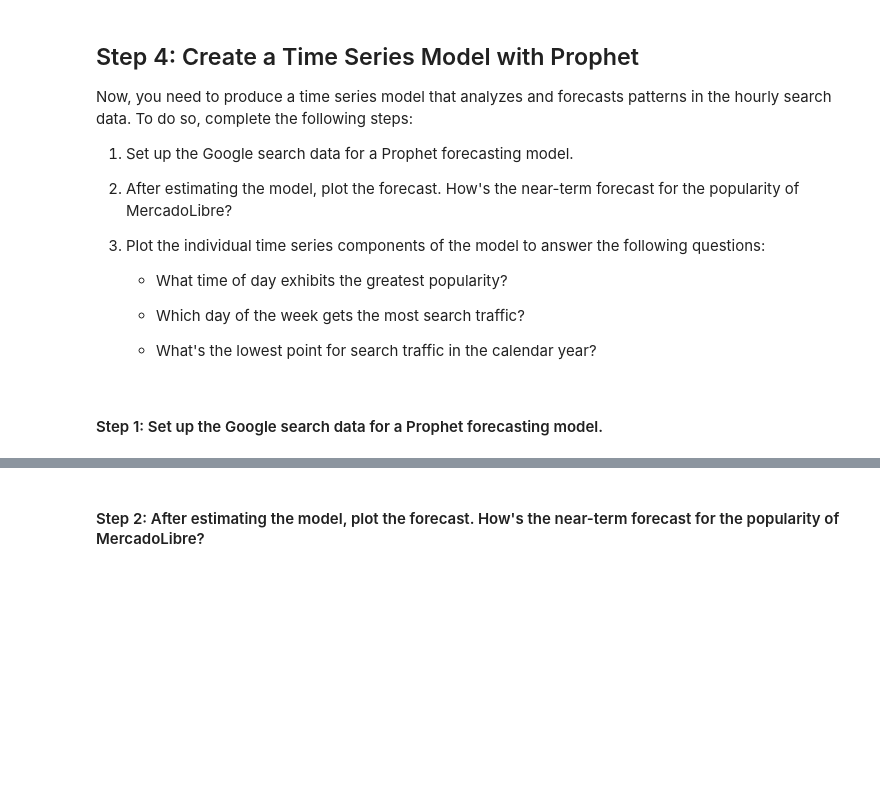
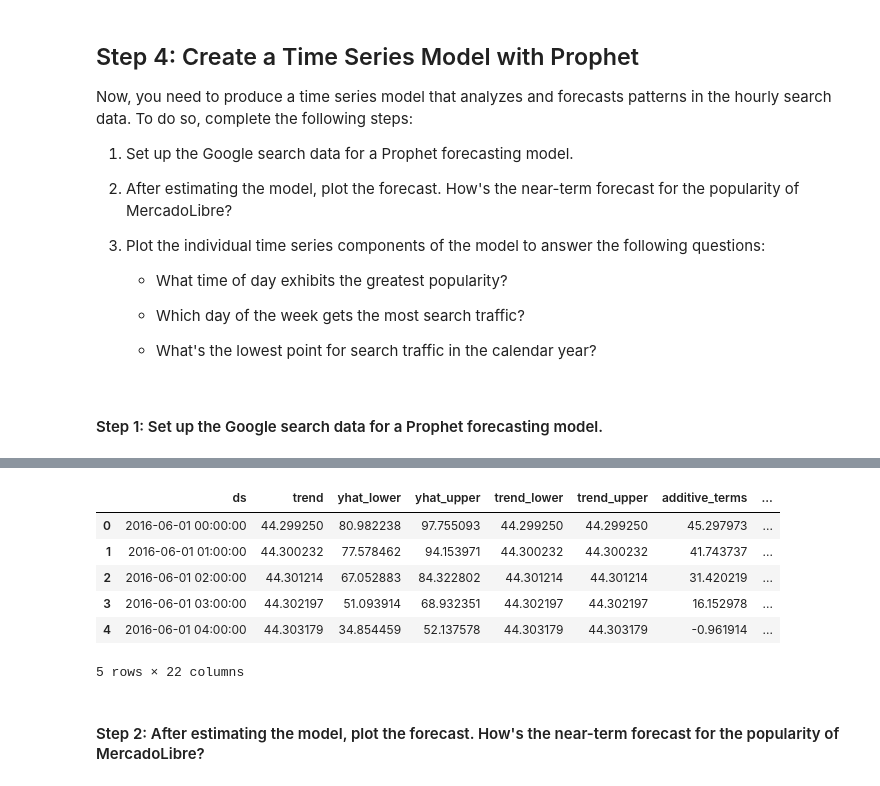
Before and after one commit to anuraggargLTI/module_11_challenge, a Jupyter notebook: forecasting_net_prophet.ipynb, the cells around one changed output, grey strips where cells are left out. Cells and saved outputs as stored; diff of their text form; code cells hidden in the pictures; blank space fills up the shorter version.

```diff
--- a/forecasting_net_prophet.ipynb
+++ b/forecasting_net_prophet.ipynb
@@ -417,13 +504,14 @@ Now, you need to produce a time series model that analyzes and forecasts pattern
 #### Step 1: Set up the Google search data for a Prophet forecasting model.
 # %%
 # Using the df_mercado_trends DataFrame, reset the index so the date information is no longer the index
-mercado_prophet_df = # YOUR CODE HERE
+mercado_prophet_df = df_mercado_trends.reset_index()
 
 # Label the columns ds and y so that the syntax is recognized by Prophet
-# YOUR CODE HERE
+mercado_prophet_df = mercado_prophet_df.rename(columns={"Date":"ds","Search Trends":"y"})
 
 # Drop an NaN values from the prophet_df DataFrame
-mercado_prophet_df = # YOUR CODE HERE
+mercado_prophet_df = mercado_prophet_df.dropna()
 
 # View the first and last five rows of the mercado_prophet_df DataFrame
-# YOUR CODE HERE
+display(mercado_prophet_df.head())
+display(mercado_prophet_df.tail())
@@ -443,9 +562,17 @@ future_mercado_trends = # YOUR CODE HERE
 # %%
 # Make the predictions for the trend data using the future_mercado_trends DataFrame
-forecast_mercado_trends = # YOUR CODE HERE
+forecast_mercado_trends = model_mercado_trends.predict(future_mercado_trends)
 
 # Display the first five rows of the forecast_mercado_trends DataFrame
-# YOUR CODE HERE
+forecast_mercado_trends.head()
+# %% [output]
+|  | ds | trend | yhat_lower | yhat_upper | trend_lower | trend_upper | additive_terms | ... |
+| 0 | 2016-06-01 00:00:00 | 44.299250 | 80.982238 | 97.755093 | 44.299250 | 44.299250 | 45.297973 | ... |
+| 1 | 2016-06-01 01:00:00 | 44.300232 | 77.578462 | 94.153971 | 44.300232 | 44.300232 | 41.743737 | ... |
+| 2 | 2016-06-01 02:00:00 | 44.301214 | 67.052883 | 84.322802 | 44.301214 | 44.301214 | 31.420219 | ... |
+| 3 | 2016-06-01 03:00:00 | 44.302197 | 51.093914 | 68.932351 | 44.302197 | 44.302197 | 16.152978 | ... |
+| 4 | 2016-06-01 04:00:00 | 44.303179 | 34.854459 | 52.137578 | 44.303179 | 44.303179 | -0.961914 | ... |
+5 rows × 22 columns
 # %% [markdown]
 #### Step 2: After estimating the model, plot the forecast. How's the near-term forecast for the popularity of MercadoLibre?
 # %%
```
Also changed, not shown: parts of 23 cells of this notebook.
